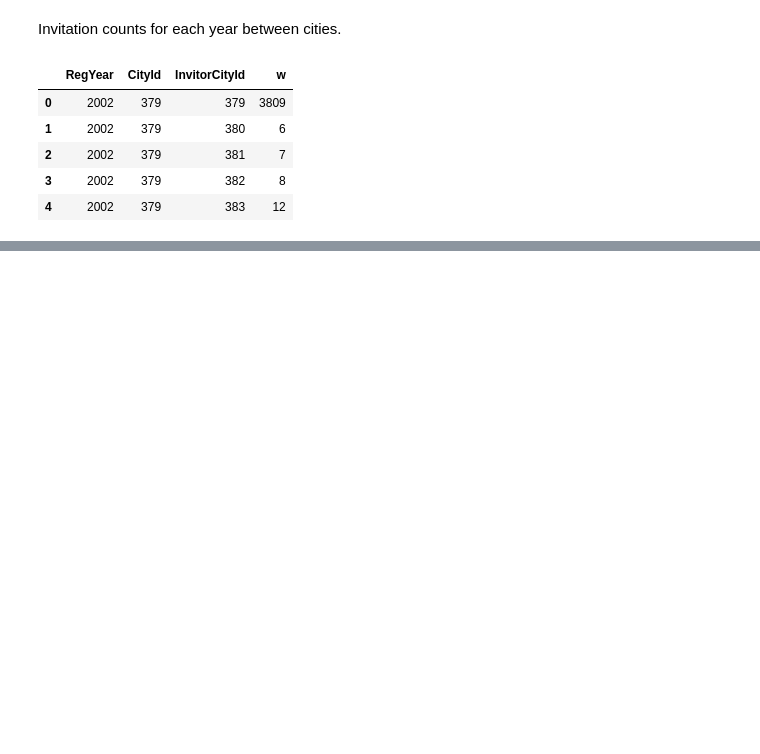
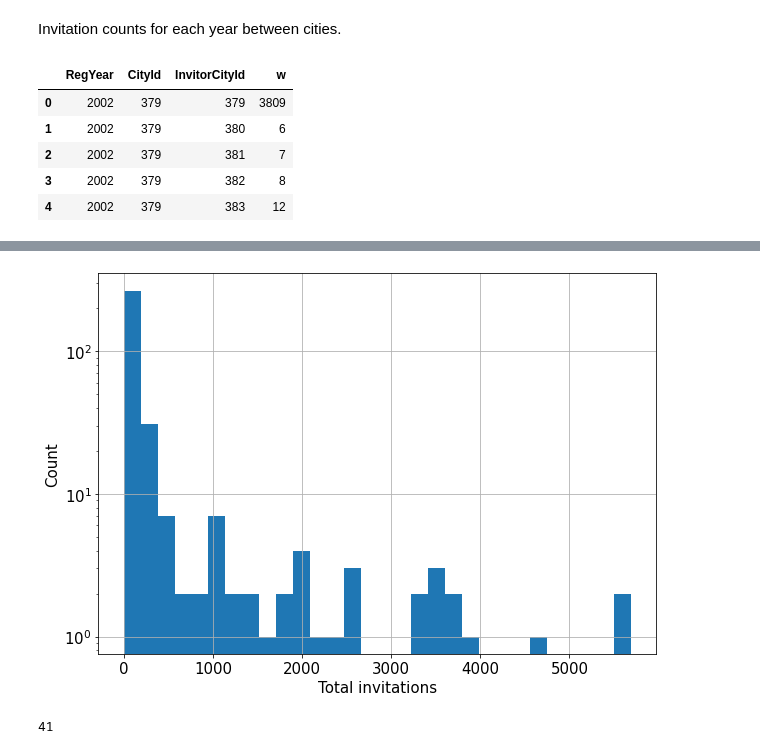
Before and after one commit to yasamanasgarii/wwcs-2022-memory-of-social-connections, a Jupyter notebook: social_network/00_data_exploration.ipynb, the cells around one changed output, grey strips where cells are left out. Drawn from its saved outputs; the diff is of its cells as text; code cells hidden in the pictures; blank space fills up the shorter version.

Commit message:
Added invitation timelines.

```diff
--- a/social_network/00_data_exploration.ipynb
+++ b/social_network/00_data_exploration.ipynb
@@ -135,6 +138,7 @@ invitations_iwiw.head()
 # %%
 mask1 = invitations_iwiw["CityId"].map(lambda i: i in iwiw_codes)
 mask2 = invitations_iwiw["InvitorCityId"].map(lambda i: i in iwiw_codes)
+mask3 = invitations_iwiw["InvitorCityId"]!=invitations_iwiw["CityId"]
 # %%
 invitations_iwiw[invitations_iwiw["RegYear"]==2006][mask1&mask2]\
     .pivot_table(index="CityId",columns="InvitorCityId",values="w")\
@@ -159,3 +163,8 @@ invitations_iwiw[invitations_iwiw["RegYear"]==2006][mask1&mask2]\
 | Eger | 1073.0 | 112.0 | 74.0 | 58.0 | 27.0 | 27.0 | 21.0 | 16.0 | 17.0 | ... |
 | Szekszard | 424.0 | 10.0 | 5.0 | 42.0 | 177.0 | 12.0 | 5.0 | 7.0 | 11.0 | ... |
 | Salgotarjan | 454.0 | 28.0 | 13.0 | 18.0 | 11.0 | 21.0 | 6.0 | 10.0 | 7.0 | ... |
+# %%
+invitations_iwiw_subset = invitations_iwiw[mask1&mask2&mask3]
+# %%
+invitation_timelines = invitations_iwiw_subset.pivot_table(index=["CityId","InvitorCityId"],columns="RegYear",values="w").fillna(0)
+invitation_timelines
@@ -161,0 +186,15 @@ invitations_iwiw[invitations_iwiw["RegYear"]==2006][mask1&mask2]\
+# %%
+invitation_timelines["total"] = invitation_timelines.sum(axis=1)
+# %%
+plt.hist(invitation_timelines["total"],bins=30)
+plt.semilogy()
+plt.xlabel("Total invitations")
+plt.ylabel("Count")
+plt.grid()
+plt.show()
+# %% [output]
+[figure, added]
+# %%
+(invitation_timelines["total"]>500).sum()
+# %% [output]
+41
```
Also changed, not shown: parts of 6 cells of this notebook.
